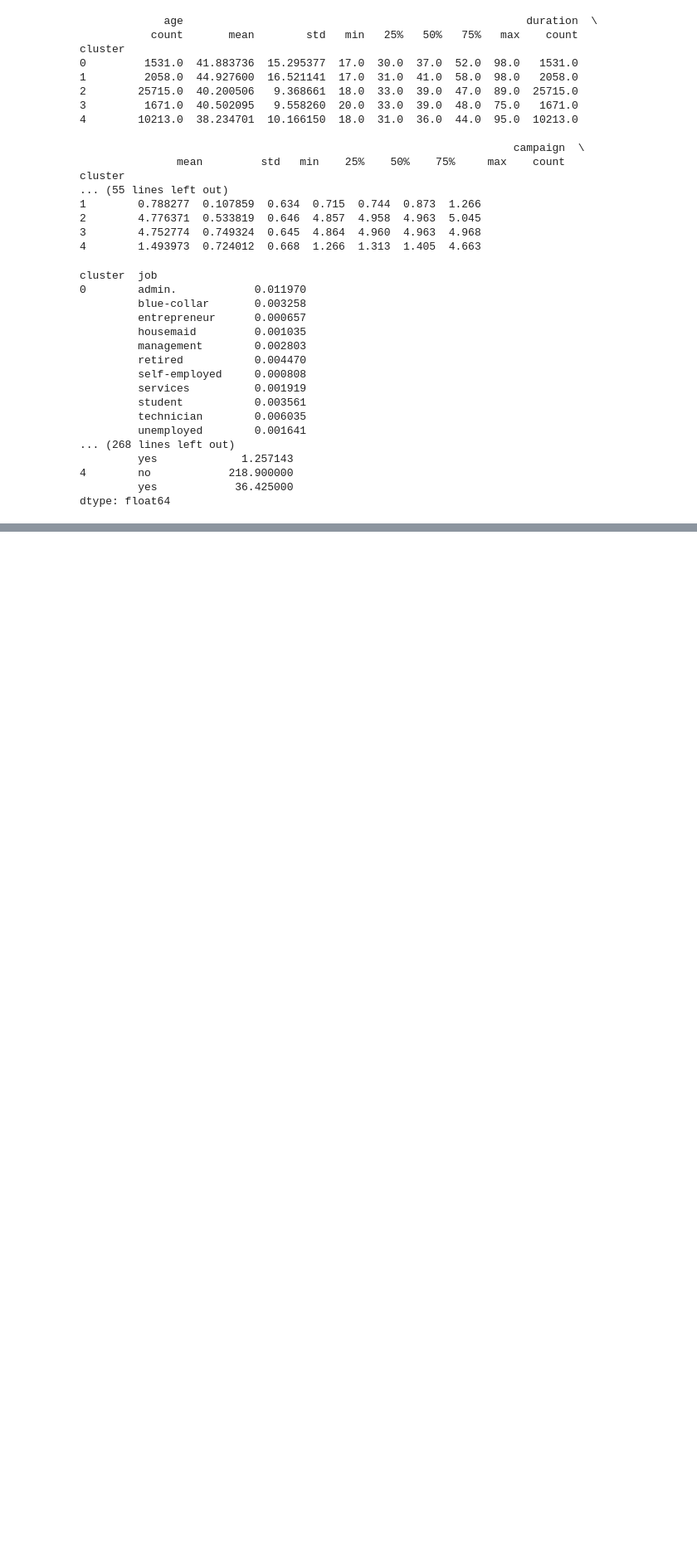
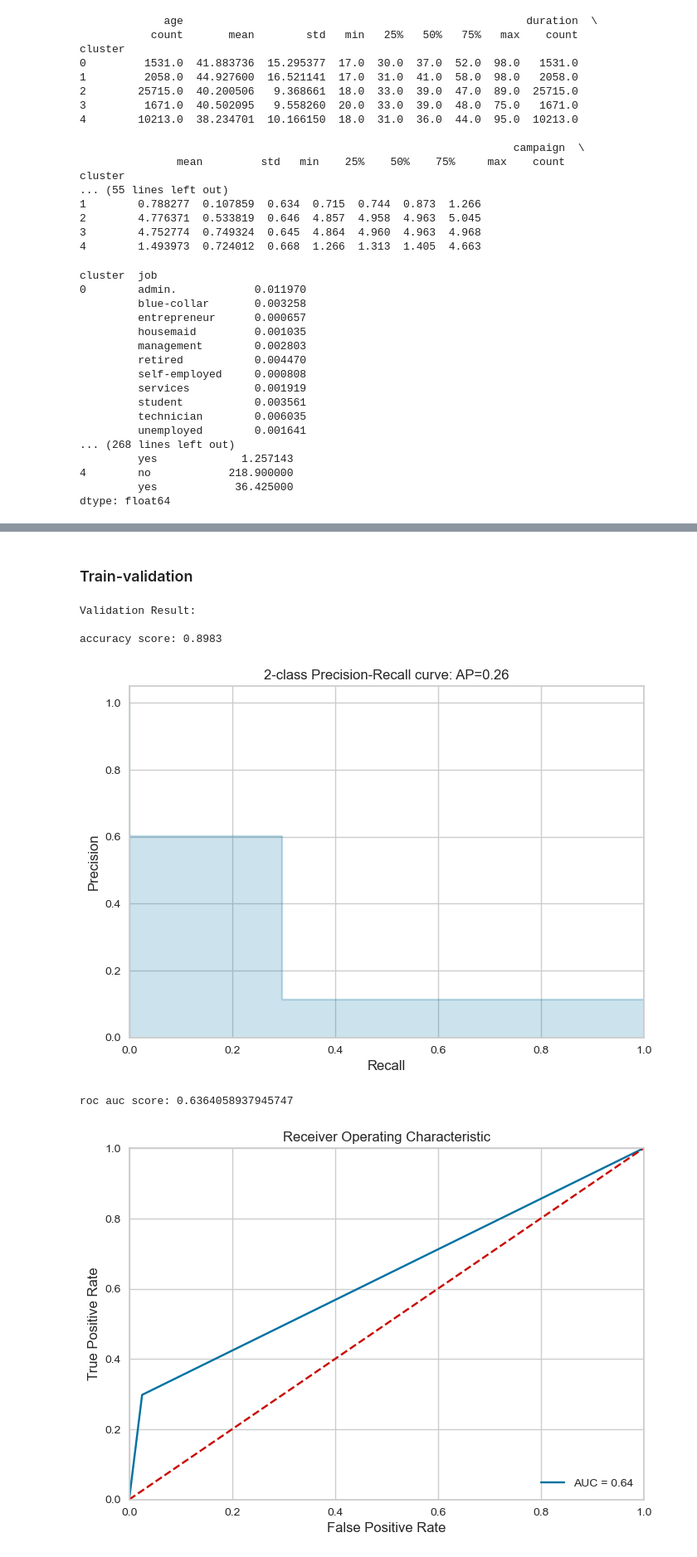
Before and after one commit to McGill-MMA-EnterpriseAnalytics/fourchetteurs, a Jupyter notebook: Final_code.ipynb, the cells around one changed output, grey strips where cells are left out. Shown at 83% size. Drawn from its saved outputs; the diff is of its cells as text; code cells hidden in the pictures; blank space fills up the shorter version.

```diff
--- a/Final_code.ipynb
+++ b/Final_code.ipynb
@@ -826,0 +991,5 @@ dtype: float64
+# %%
+sc = StandardScaler()
+X_train = sc.fit_transform(X_train)
+X_val = sc.transform(X_val)
+X_test = sc.transform(X_test)
@@ -826,0 +1009,7 @@ dtype: float64
+# %%
+# Upsample
+
+from imblearn.over_sampling import SMOTE
+
+sm = SMOTE(random_state=42)
+X_train_sm, y_train_sm = sm.fit_resample(X_train, y_train)
@@ -826,0 +1096,16 @@ dtype: float64
+# %% [markdown]
+### Train-validation
+# %%
+import xgboost as xgb
+
+clf_xgb = xgb.XGBClassifier(colsample_bytree=0.8, learning_rate=0.2, max_depth=7, n_estimators=100, random_state=42, subsample=1.0)
+clf_xgb.fit(X_train_sm, y_train_sm)
+
+clf_score(clf_xgb, X_train_sm, y_train_sm, X_val, y_val, train=False)
+# %% [output]
+Validation Result:
+
+accuracy score: 0.8983
+[figure, added]
+roc auc score: 0.6364058937945747
+[figure, added]
```
Also changed, not shown: parts of 51 cells of this notebook.
